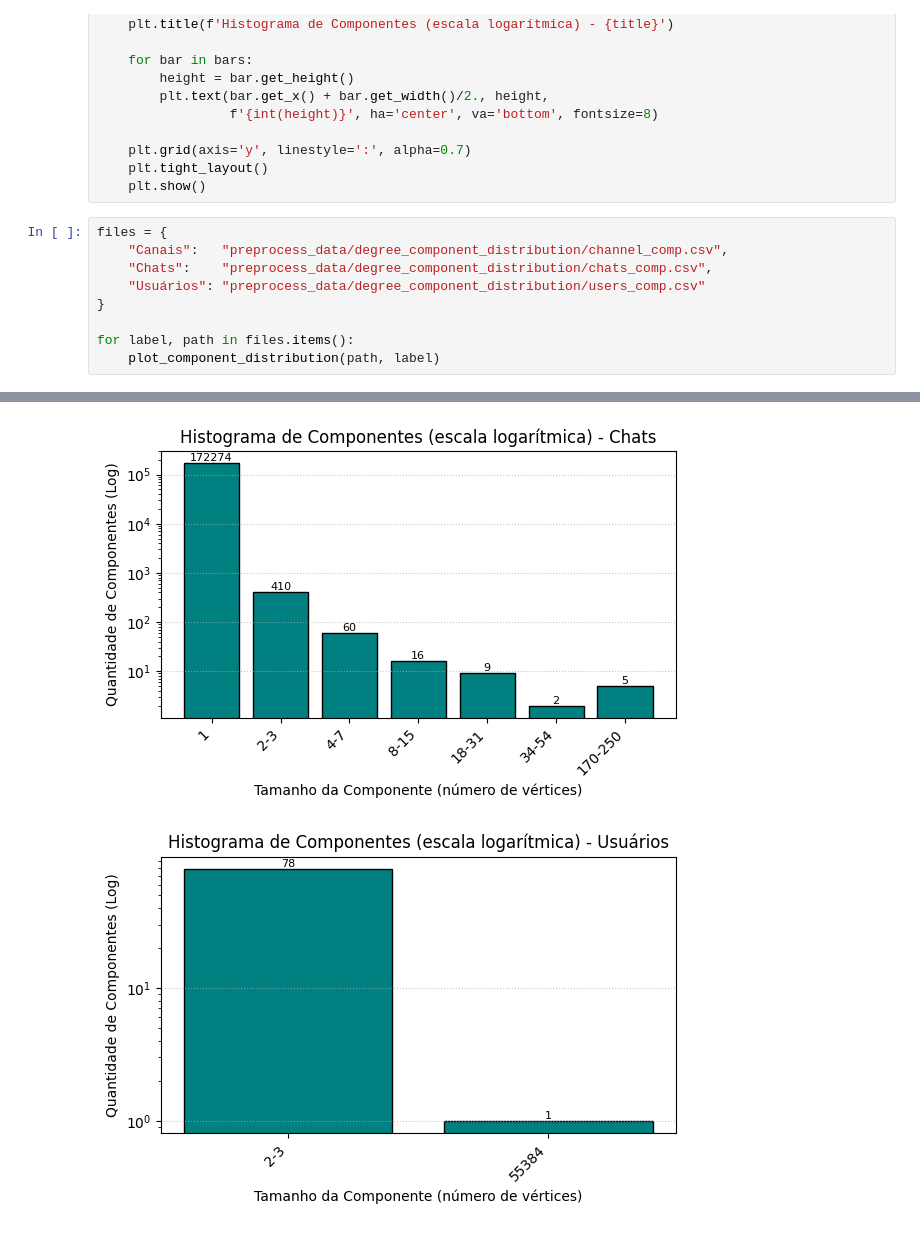
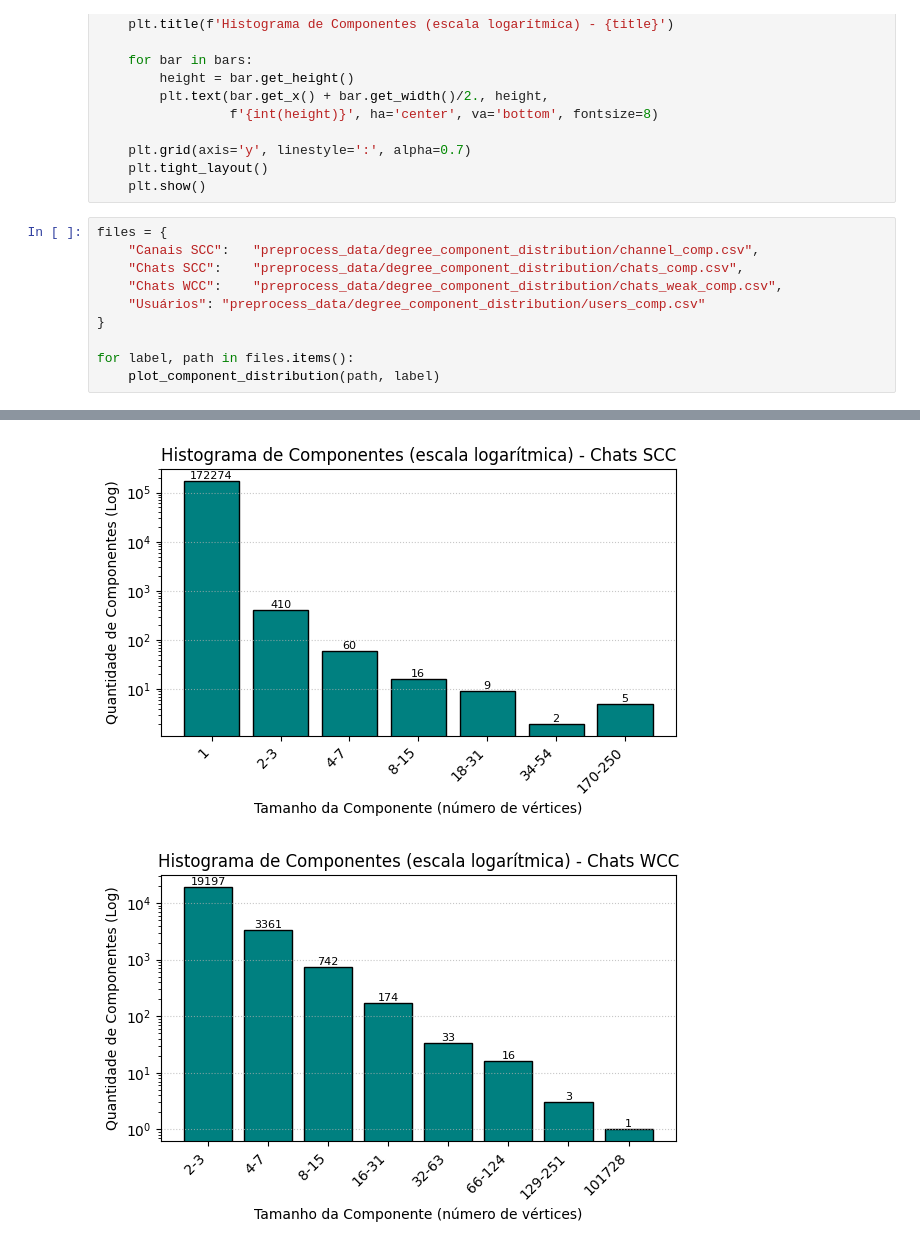
Before and after one commit to VitorZnt/MC859_graph_analysis, a Jupyter notebook: distribution_viz.ipynb, the cells around one changed output, grey strips where cells are left out. Saved outputs shown, nothing was run; the diff lists cells and outputs as text.

Commit message:
Updates graphical distribution of chats graph components

```diff
--- a/distribution_viz.ipynb
+++ b/distribution_viz.ipynb
@@ -105,8 +105,9 @@ def plot_component_distribution(csv_file, title):
     plt.show()
 # %%
 files = {
-    "Canais":   "preprocess_data/degree_component_distribution/channel_comp.csv",
-    "Chats":    "preprocess_data/degree_component_distribution/chats_comp.csv",
+    "Canais SCC":   "preprocess_data/degree_component_distribution/channel_comp.csv",
+    "Chats SCC":    "preprocess_data/degree_component_distribution/chats_comp.csv",
+    "Chats WCC":    "preprocess_data/degree_component_distribution/chats_weak_comp.csv",
     "Usuários": "preprocess_data/degree_component_distribution/users_comp.csv"
 }
 
@@ -117,2 +118,2 @@ for label, path in files.items():
-[figure, old version]
+[figure, new version]
-[figure, old version]
+[figure, new version]
```
Also changed, not shown: parts of 1 cell of this notebook, 1 other file.
